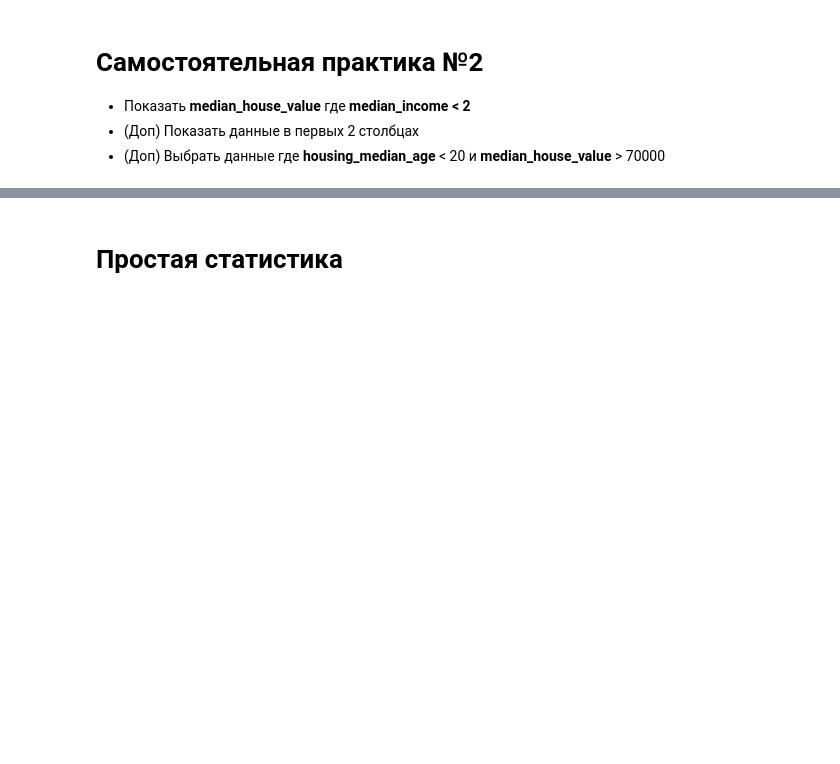
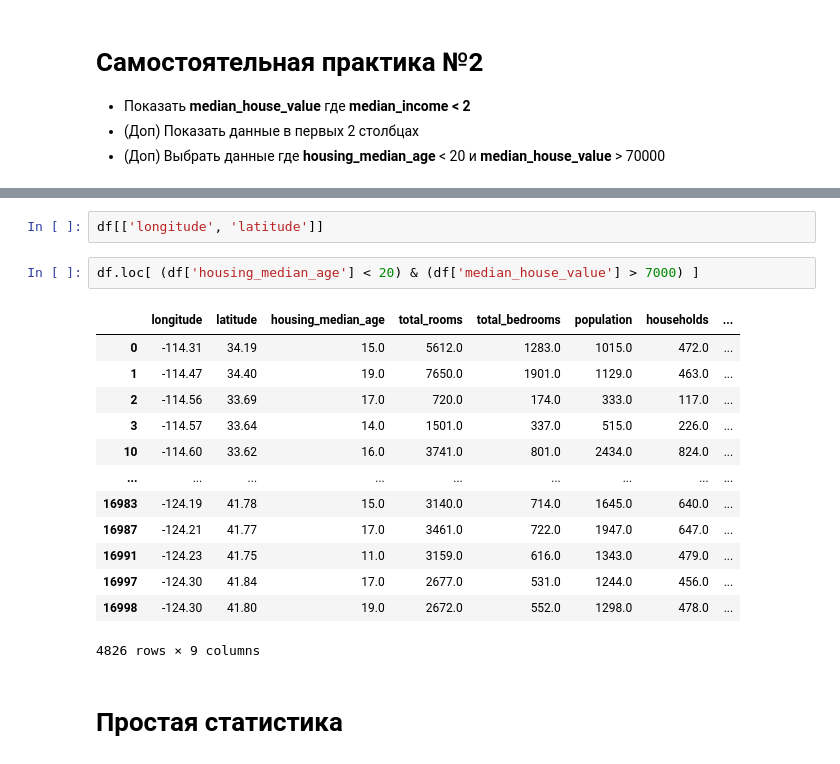
Before and after one commit to NikAnKireev/Course_on_Python, a Jupyter notebook: Seminar009_Google_colab.ipynb, the cells around one changed output, grey strips where cells are left out. Cells and saved outputs as stored; diff of their text form; blank space fills up the shorter version.

```diff
--- a/Seminar009_Google_colab.ipynb
+++ b/Seminar009_Google_colab.ipynb
@@ -360,3 +376,21 @@ df.loc[     df['population'] < 20,   ['total_bedrooms', 'total_rooms']    ]
+# %%
+df[['longitude', 'latitude']]
+# %%
+df.loc[ (df['housing_median_age'] < 20) & (df['median_house_value'] > 7000) ]
+# %% [output]
+|  | longitude | latitude | housing_median_age | total_rooms | total_bedrooms | population | households | ... |
+| 0 | -114.31 | 34.19 | 15.0 | 5612.0 | 1283.0 | 1015.0 | 472.0 | ... |
+| 1 | -114.47 | 34.40 | 19.0 | 7650.0 | 1901.0 | 1129.0 | 463.0 | ... |
+| 2 | -114.56 | 33.69 | 17.0 | 720.0 | 174.0 | 333.0 | 117.0 | ... |
+| 3 | -114.57 | 33.64 | 14.0 | 1501.0 | 337.0 | 515.0 | 226.0 | ... |
+| 10 | -114.60 | 33.62 | 16.0 | 3741.0 | 801.0 | 2434.0 | 824.0 | ... |
+| ... | ... | ... | ... | ... | ... | ... | ... | ... |
+| 16983 | -124.19 | 41.78 | 15.0 | 3140.0 | 714.0 | 1645.0 | 640.0 | ... |
+| 16987 | -124.21 | 41.77 | 17.0 | 3461.0 | 722.0 | 1947.0 | 647.0 | ... |
+| 16991 | -124.23 | 41.75 | 11.0 | 3159.0 | 616.0 | 1343.0 | 479.0 | ... |
+| 16997 | -124.30 | 41.84 | 17.0 | 2677.0 | 531.0 | 1244.0 | 456.0 | ... |
+| 16998 | -124.30 | 41.80 | 19.0 | 2672.0 | 552.0 | 1298.0 | 478.0 | ... |
+4826 rows × 9 columns
 # %% [markdown]
 # Простая статистика
 # %% [markdown]
```
Also changed, not shown: parts of 1 cell of this notebook.
